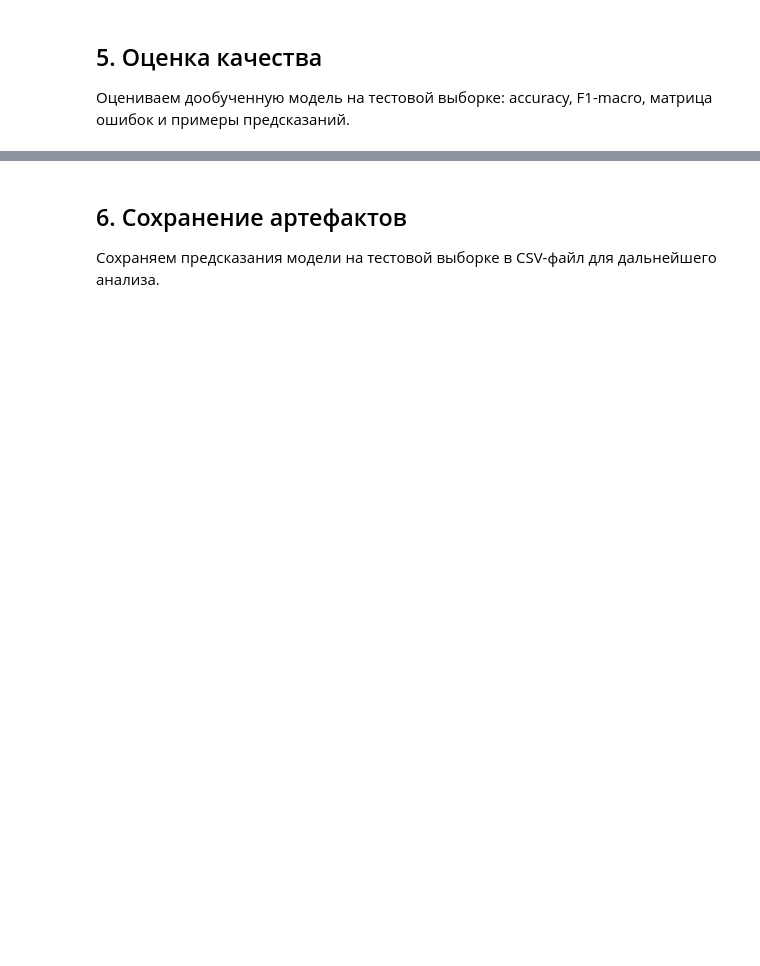
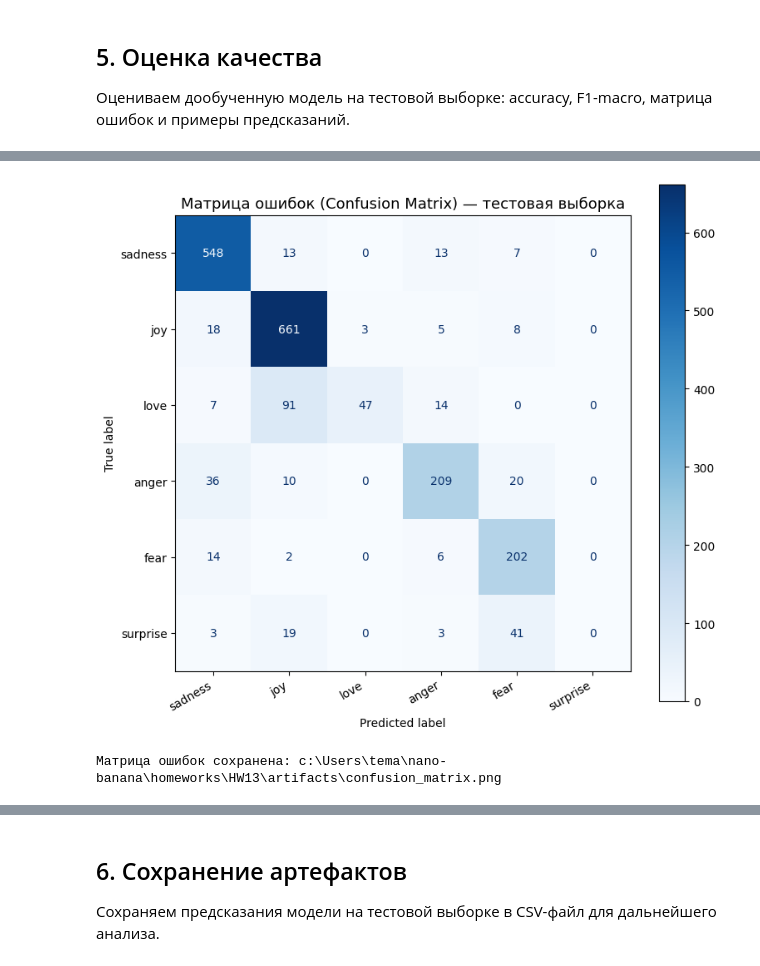
Before and after one commit to MarioDD1/Artificial_Intelligence_engineer, a Jupyter notebook: homeworks/HW13/HW13.ipynb, the cells around one changed output, grey strips where cells are left out. Cells and saved outputs as stored; diff of their text form; code cells hidden in the pictures; blank space fills up the shorter version.

```diff
--- a/homeworks/HW13/HW13.ipynb
+++ b/homeworks/HW13/HW13.ipynb
@@ -257,4 +410,5 @@ else:
 # %%
+CAN_TRAIN = globals().get("CAN_TRAIN", True)
 if CAN_TRAIN:
     # Загрузка модели для классификации
     model = AutoModelForSequenceClassification.from_pretrained(
@@ -306,4 +494,5 @@ else:
 # %%
+CAN_TRAIN = globals().get("CAN_TRAIN", True)
 if CAN_TRAIN:
     # Создание Trainer
     trainer = Trainer(
@@ -311,7 +500,7 @@ if CAN_TRAIN:
         args=training_args,
         train_dataset=tokenized_dataset["train"],
         eval_dataset=tokenized_dataset["validation"],
-        tokenizer=tokenizer,
+        processing_class=tokenizer,
         data_collator=data_collator,
         compute_metrics=compute_metrics,
     )
@@ -324,4 +517,5 @@ else:
 # %%
+CAN_TRAIN = globals().get("CAN_TRAIN", True)
 if CAN_TRAIN:
     # Запуск обучения
     train_result = trainer.train()
@@ -337,6 +544,7 @@ else:
 
 Оцениваем дообученную модель на тестовой выборке: accuracy, F1-macro, матрица ошибок и примеры предсказаний.
 # %%
+CAN_TRAIN = globals().get("CAN_TRAIN", True)
 if CAN_TRAIN:
     # Предсказания на тестовой выборке
     test_predictions = trainer.predict(tokenized_dataset["test"])
@@ -372,20 +596,20 @@ else:
 # %%
-if pred_labels is None or true_labels is None:
-    print("[SKIP] Матрица ошибок недоступна, потому что предсказания на тесте не были получены.")
-else:
-    # Матрица ошибок
-    cm = confusion_matrix(true_labels, pred_labels)
-    disp = ConfusionMatrixDisplay(confusion_matrix=cm, display_labels=label_names)
+# Матрица ошибок
+cm = confusion_matrix(true_labels, pred_labels)
+disp = ConfusionMatrixDisplay(confusion_matrix=cm, display_labels=label_names)
 
-    fig, ax = plt.subplots(figsize=(8, 7))
-    disp.plot(ax=ax, cmap="Blues", colorbar=True)
-    ax.set_title("Матрица ошибок (Confusion Matrix) — тестовая выборка", fontsize=13)
-    plt.xticks(rotation=30, ha="right")
-    plt.tight_layout()
+fig, ax = plt.subplots(figsize=(8, 7))
+disp.plot(ax=ax, cmap="Blues", colorbar=True)
+ax.set_title("Матрица ошибок (Confusion Matrix) — тестовая выборка", fontsize=13)
+plt.xticks(rotation=30, ha="right")
+plt.tight_layout()
 
-    # Сохранение
-    confusion_matrix_path = "artifacts/confusion_matrix.png"
-    plt.savefig(confusion_matrix_path, dpi=150, bbox_inches="tight")
-    plt.show()
-    print(f"Матрица ошибок сохранена: {confusion_matrix_path}")
+# Сохранение
+confusion_matrix_path = str(ARTIFACTS_DIR / "confusion_matrix.png")
+plt.savefig(confusion_matrix_path, dpi=150, bbox_inches="tight")
+plt.show()
+print(f"Матрица ошибок сохранена: {confusion_matrix_path}")
+# %% [output]
+[figure, added]
+Матрица ошибок сохранена: c:\Users\tema\nano-banana\homeworks\HW13\artifacts\confusion_matrix.png
 # %%
```
Also changed, not shown: parts of 20 cells of this notebook, 5 other files.
